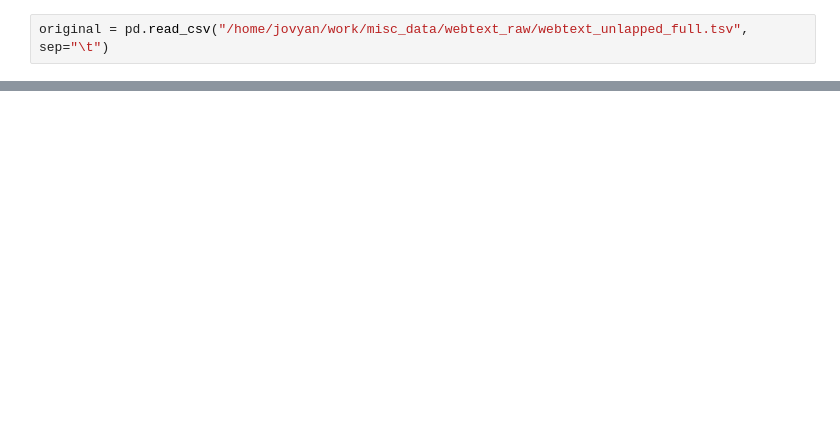
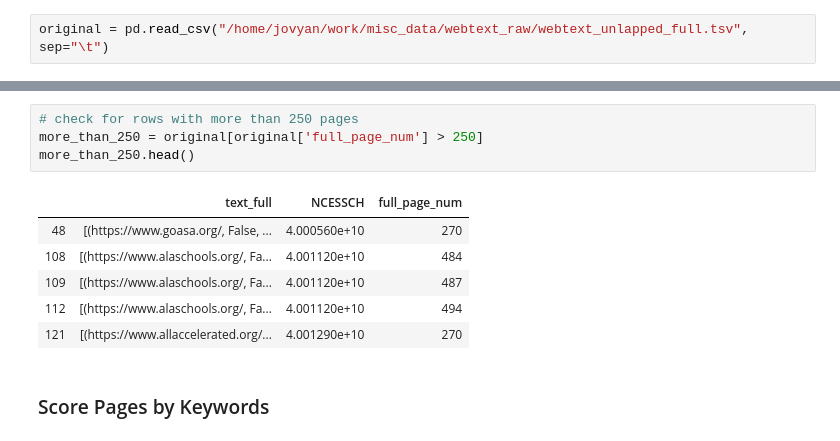
Before and after one commit to comp-strat/text_analysis, a Jupyter notebook: filter_top_pages/filter_pages_250.ipynb, the cells around one changed output, grey strips where cells are left out. Drawn from its saved outputs; the diff is of its cells as text; blank space fills up the shorter version.

```diff
--- a/filter_top_pages/filter_pages_250.ipynb
+++ b/filter_top_pages/filter_pages_250.ipynb
@@ -115,0 +58,13 @@ cleaned.head()
+# %%
+# check for rows with more than 250 pages
+more_than_250 = original[original['full_page_num'] > 250]
+more_than_250.head()
+# %% [output]
+|  | text_full | NCESSCH | full_page_num |
+| 48 | [(https://www.goasa.org/, False, ... | 4.000560e+10 | 270 |
+| 108 | [(https://www.alaschools.org/, Fa... | 4.001120e+10 | 484 |
+| 109 | [(https://www.alaschools.org/, Fa... | 4.001120e+10 | 487 |
+| 112 | [(https://www.alaschools.org/, Fa... | 4.001120e+10 | 494 |
+| 121 | [(https://www.allaccelerated.org/... | 4.001290e+10 | 270 |
+# %% [markdown]
+### Score Pages by Keywords
```
Also changed, not shown: parts of 55 cells of this notebook.
